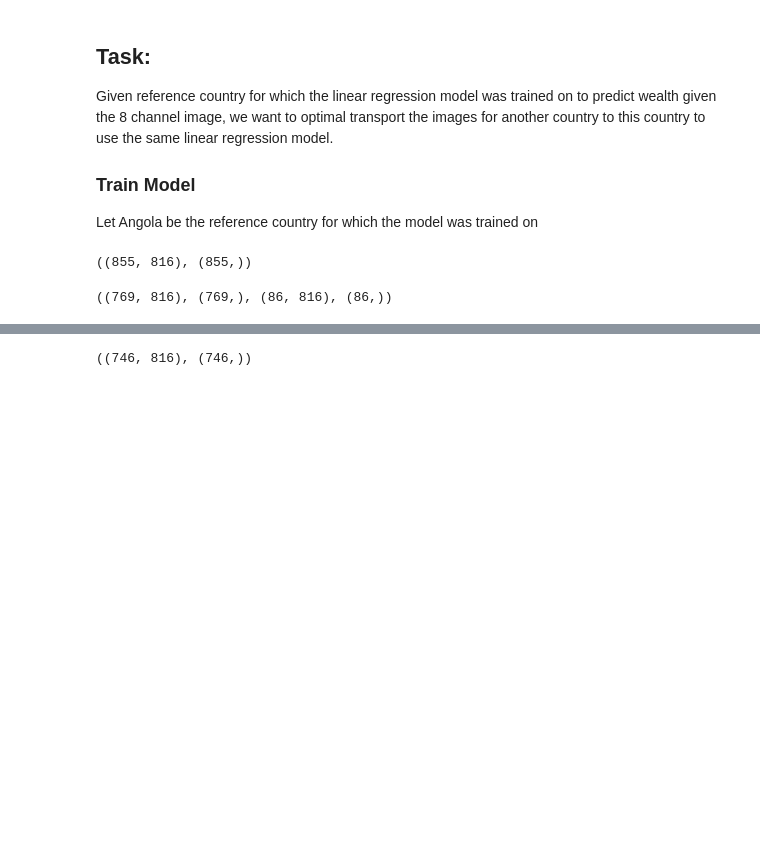
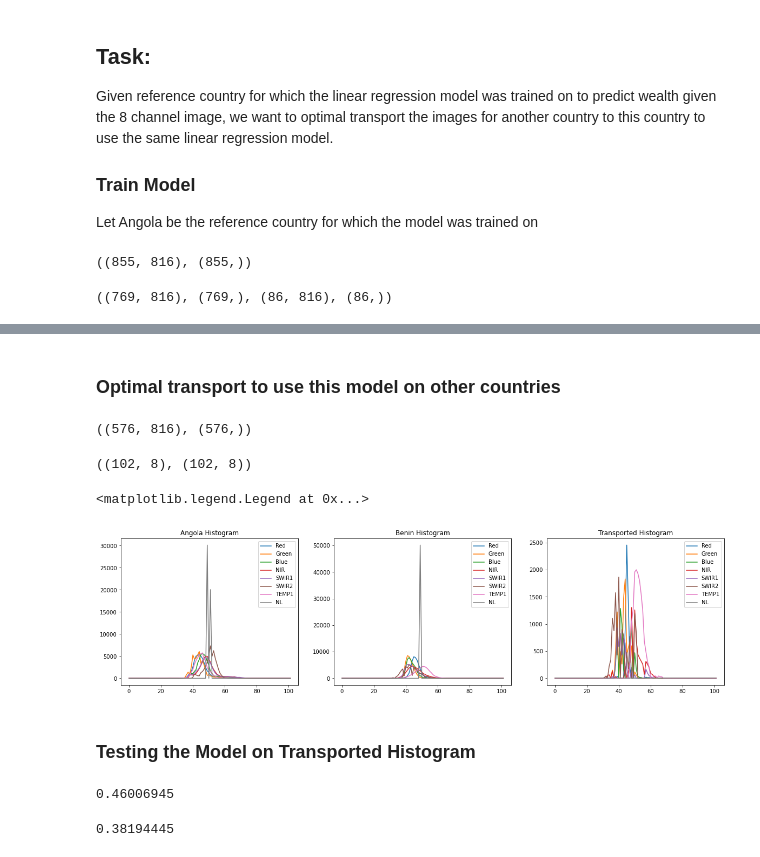
Before and after one commit to pnagasam/dsc180a_capstone_project, a Jupyter notebook: notebooks/Data Exploration.ipynb, the cells around one changed output, grey strips where cells are left out. Drawn from its saved outputs; the diff is of its cells as text; code cells hidden in the pictures; blank space fills up the shorter version.

```diff
--- a/notebooks/Data Exploration.ipynb
+++ b/notebooks/Data Exploration.ipynb
@@ -89,11 +89,11 @@ Given reference country for which the linear regression model was trained on to
 ### Train Model
 Let Angola be the reference country for which the model was trained on
 # %%
-ixs = country_labels==COUNTRIES.index('angola')
-angola_hists = image_hists[ixs]
-angola_hists = angola_hists.reshape((angola_hists.shape[0], angola_hists.shape[1]*angola_hists.shape[2]))
-angola_wealth = wealth_labels[ixs]
-angola_hists.shape, angola_wealth.shape
+idxs = country_labels==COUNTRIES.index('angola')
+angola_hists = image_hists[idxs]
+angola_hists_flat = angola_hists.reshape((angola_hists.shape[0], angola_hists.shape[1]*angola_hists.shape[2]))
+angola_wealth = wealth_labels[idxs]
+angola_hists_flat.shape, angola_wealth.shape
 # %% [output]
 ((855, 816), (855,))
 # %%
@@ -120,8 +118,41 @@ mse_train, mse_test
-# %%
-ixs = country_labels==COUNTRIES.index('benin')
-benin_hists = image_hists[ixs]
-benin_hists = benin_hists.reshape((benin_hists.shape[0], benin_hists.shape[1]*benin_hists.shape[2]))
-benin_wealth = wealth_labels[ixs]
-benin_hists.shape, benin_wealth.shape
-# %% [output]
-((746, 816), (746,))
+# %% [markdown]
+### Optimal transport to use this model on other countries
+# %%
+idxs = country_labels==COUNTRIES.index('cameroon')
+benin_hists = image_hists[idxs]
+benin_hists_flat = benin_hists.reshape((benin_hists.shape[0], benin_hists.shape[1]*benin_hists.shape[2]))
+benin_wealth = wealth_labels[idxs]
+benin_hists_flat.shape, benin_wealth.shape
+# %% [output]
+((576, 816), (576,))
+# %%
+Xt = (angola_hists[0].T + angola_hists[1].T)/2
+Xs = (benin_hists[0].T + benin_hists[1].T)/2
+
+Xt.shape, Xs.shape
+# %% [output]
+((102, 8), (102, 8))
+# %%
+ot_sinkhorn = ot.da.SinkhornTransport(reg_e=1e-1)
+ot_sinkhorn.fit(Xs=Xs, Xt=Xt)
+transp_Xs_sinkhorn = ot_sinkhorn.transform(Xs=benin_hists[0].T)
+transp_Xs_sinkhorn[transp_Xs_sinkhorn<0] = 0
+# %%
+plt.figure(figsize=(20, 5))
+plt.subplot(1,3,1)
+plt.plot(angola_hists[0].T, label=band_names)
+plt.title('Angola Histogram')
+plt.legend()
+plt.subplot(1,3,2)
+plt.plot(benin_hists[0].T, label=band_names)
+plt.title('Benin Histogram')
+plt.legend()
+plt.subplot(1,3,3)
+plt.plot(transp_Xs_sinkhorn, label=band_names)
+plt.title('Transported Histogram')
+plt.legend()
+# %% [output]
+<matplotlib.legend.Legend at 0x...>
+[figure, added]
+# %% [markdown]
+### Testing the Model on Transported Histogram
@@ -127,0 +167,8 @@ benin_hists.shape, benin_wealth.shape
+# %%
+np.mean((y - clf.predict(X))**2)
+# %% [output]
+0.46006945
+# %%
+np.mean((y - clf.predict(benin_hists_flat))**2)
+# %% [output]
+0.38194445
```
Also changed, not shown: parts of 7 cells of this notebook, 5 other files.
